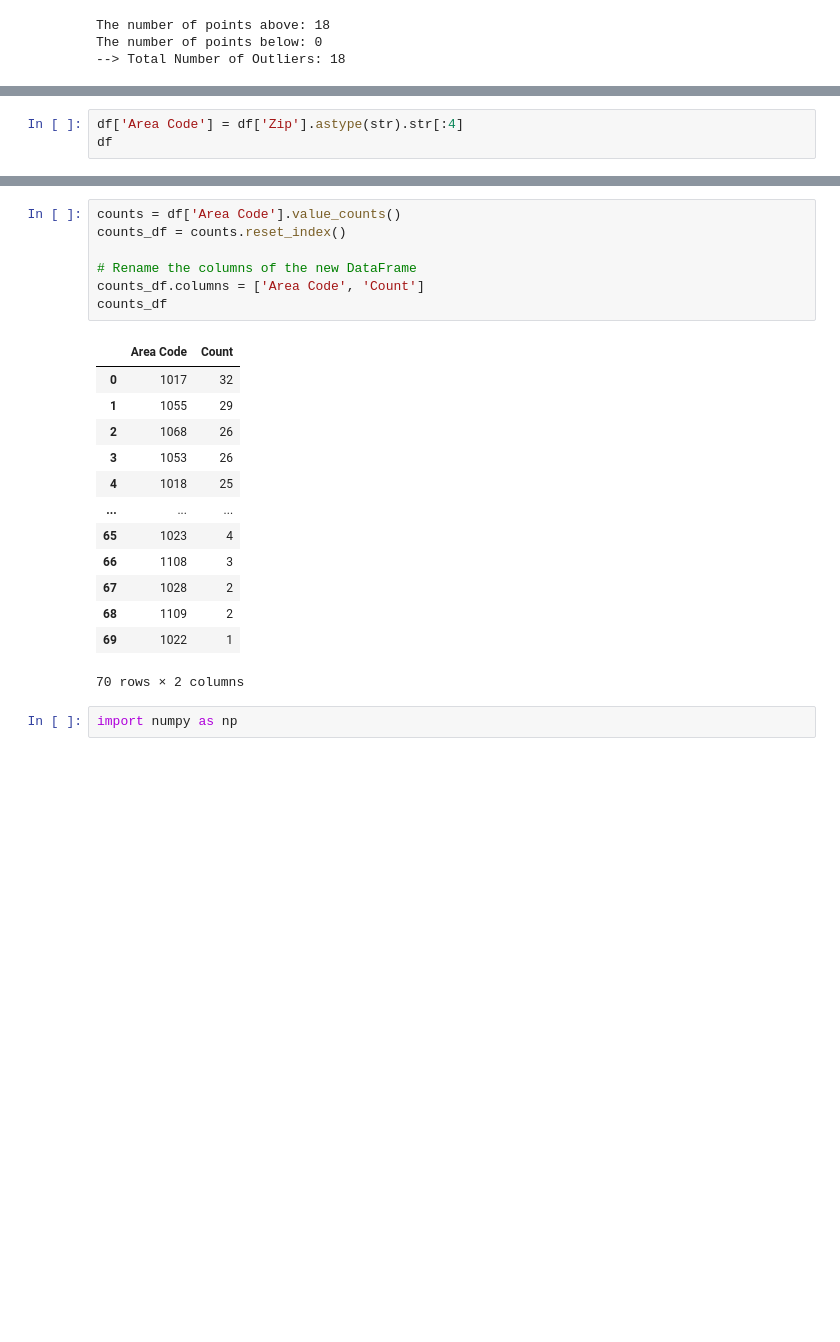
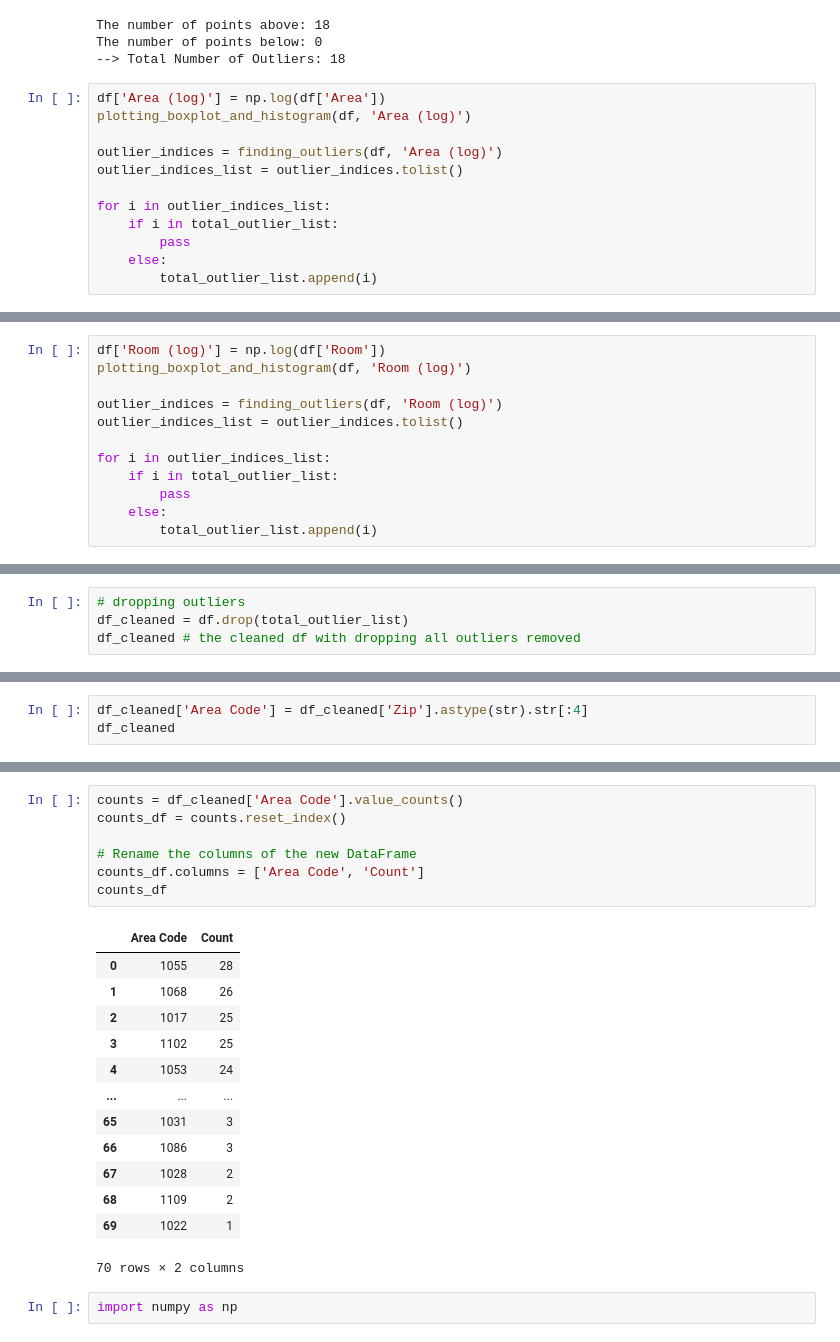
Before and after one commit to 10Dennisw/house-price-prediction, a Jupyter notebook: data_exploration.ipynb, the cells around one changed output, grey strips where cells are left out. Cells and saved outputs as stored; diff of their text form; blank space fills up the shorter version.

```diff
--- a/data_exploration.ipynb
+++ b/data_exploration.ipynb
@@ -239,3 +245,15 @@ total_outlier_list.extend(outlier_indices_list)
 The number of points above: 18
 The number of points below: 0
 --> Total Number of Outliers: 18
+# %%
+df['Area (log)'] = np.log(df['Area'])
+plotting_boxplot_and_histogram(df, 'Area (log)')
+
+outlier_indices = finding_outliers(df, 'Area (log)')
+outlier_indices_list = outlier_indices.tolist()
+
+for i in outlier_indices_list:
+    if i in total_outlier_list:
+        pass
+    else:
+        total_outlier_list.append(i)
@@ -241,0 +265,12 @@ The number of points below: 0
+# %%
+df['Room (log)'] = np.log(df['Room'])
+plotting_boxplot_and_histogram(df, 'Room (log)')
+
+outlier_indices = finding_outliers(df, 'Room (log)')
+outlier_indices_list = outlier_indices.tolist()
+
+for i in outlier_indices_list:
+    if i in total_outlier_list:
+        pass
+    else:
+        total_outlier_list.append(i)
@@ -241,0 +286,4 @@ The number of points below: 0
+# %%
+# dropping outliers
+df_cleaned = df.drop(total_outlier_list)
+df_cleaned # the cleaned df with dropping all outliers removed
@@ -242,4 +304,4 @@ The number of points below: 0
 # %%
-df['Area Code'] = df['Zip'].astype(str).str[:4]
-df
+df_cleaned['Area Code'] = df_cleaned['Zip'].astype(str).str[:4]
+df_cleaned
 # %% [output]
@@ -268,22 +330,22 @@ print(len(unique_code_lst))
 # %% [output]
 70
 # %%
-counts = df['Area Code'].value_counts()
+counts = df_cleaned['Area Code'].value_counts()
 counts_df = counts.reset_index()
 
 # Rename the columns of the new DataFrame
 counts_df.columns = ['Area Code', 'Count']
 counts_df
 # %% [output]
 |  | Area Code | Count |
-| 0 | 1017 | 32 |
-| 1 | 1055 | 29 |
-| 2 | 1068 | 26 |
-| 3 | 1053 | 26 |
-| 4 | 1018 | 25 |
+| 0 | 1055 | 28 |
+| 1 | 1068 | 26 |
+| 2 | 1017 | 25 |
+| 3 | 1102 | 25 |
+| 4 | 1053 | 24 |
 | ... | ... | ... |
-| 65 | 1023 | 4 |
-| 66 | 1108 | 3 |
+| 65 | 1031 | 3 |
+| 66 | 1086 | 3 |
 | 67 | 1028 | 2 |
 | 68 | 1109 | 2 |
 | 69 | 1022 | 1 |
```
Also changed, not shown: parts of 15 cells of this notebook, 1 other file.
